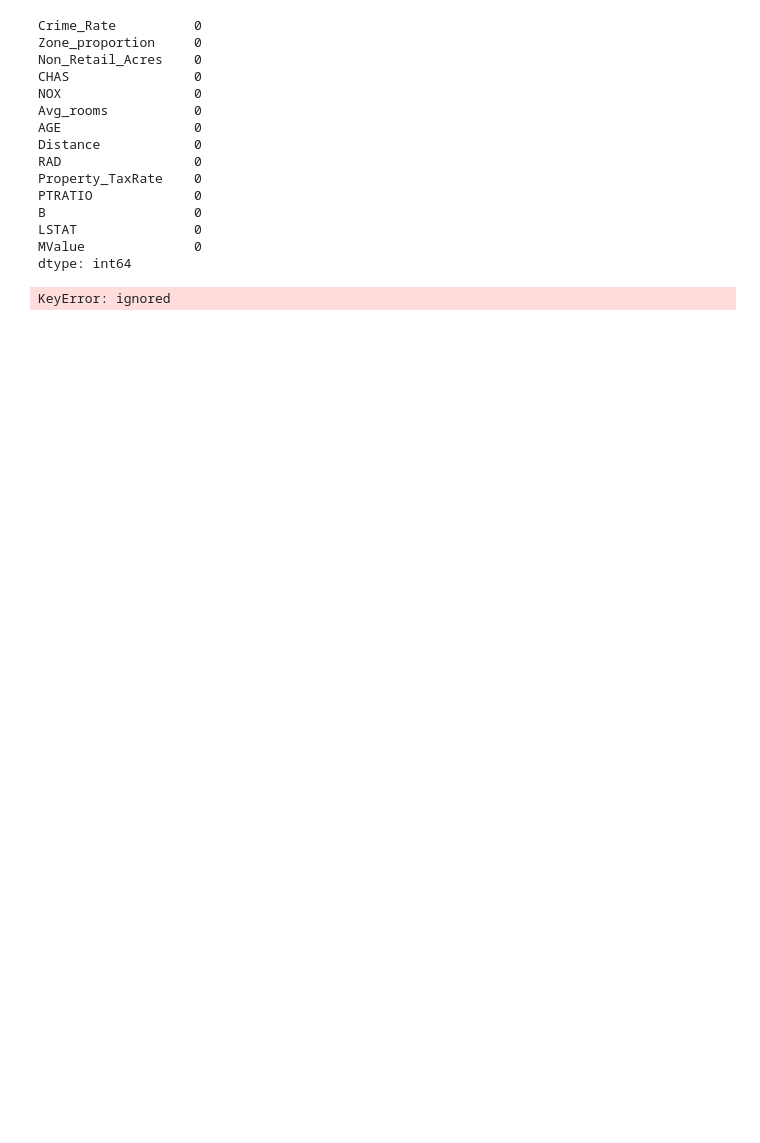
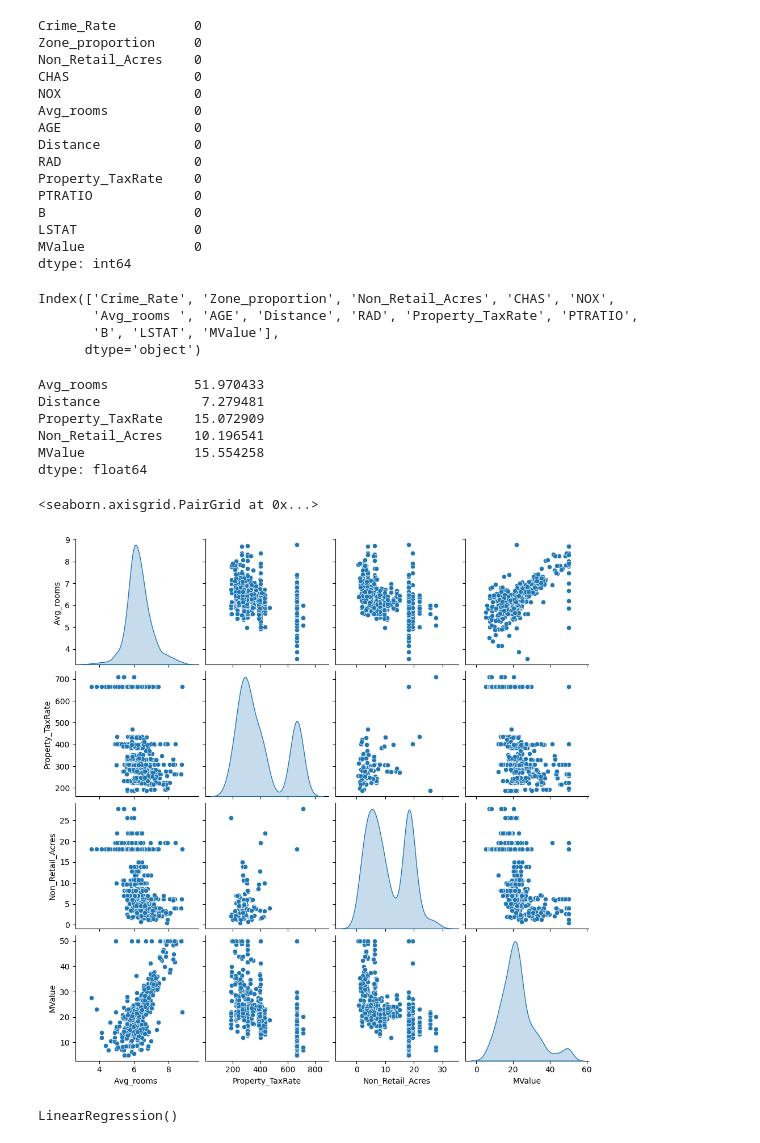
Before and after one commit to Arjun-P-Dinesh/Advanced-Machine-Learning, a Jupyter notebook: 2348506_LabProgram2.ipynb, the cells around one changed output. Drawn from its saved outputs; the diff is of its cells as text; code cells hidden in the pictures; blank space fills up the shorter version.

```diff
--- a/2348506_LabProgram2.ipynb
+++ b/2348506_LabProgram2.ipynb
@@ -72,8 +72,34 @@ B                   0
 LSTAT               0
 MValue              0
 dtype: int64
+# %%
+data.columns
+# %% [output]
+Index(['Crime_Rate', 'Zone_proportion', 'Non_Retail_Acres', 'CHAS', 'NOX',
+       'Avg_rooms ', 'AGE', 'Distance', 'RAD', 'Property_TaxRate', 'PTRATIO',
+       'B', 'LSTAT', 'MValue'],
+      dtype='object')
 # %%
-x = data['Avg_rooms']
+X = data[['Avg_rooms ','Distance','Property_TaxRate','Non_Retail_Acres','MValue']]
 y = data['MValue']
-# %% [output]
-KeyError: ignored
+# %%
+from statsmodels.stats.outliers_influence import variance_inflation_factor
+vif = pd.Series([variance_inflation_factor(X.values,idx)
+                for idx in range (X.shape[1])],
+                index = X.columns)
+print(vif)
+# %% [output]
+Avg_rooms           51.970433
+Distance             7.279481
+Property_TaxRate    15.072909
+Non_Retail_Acres    10.196541
+MValue              15.554258
+dtype: float64
+# %%
+X=X.drop(columns=['Distance'])
+# %%
+import seaborn as sns
+sns.pairplot(X, diag_kind="kde")
+# %% [output]
+<seaborn.axisgrid.PairGrid at 0x...>
+[figure, added]
@@ -79,0 +111,6 @@ KeyError: ignored
+# %%
+from sklearn.linear_model import LinearRegression
+model=LinearRegression()
+model.fit(X_train,y_train)
+# %% [output]
+LinearRegression()
```
Also changed, not shown: parts of 2 cells of this notebook.
